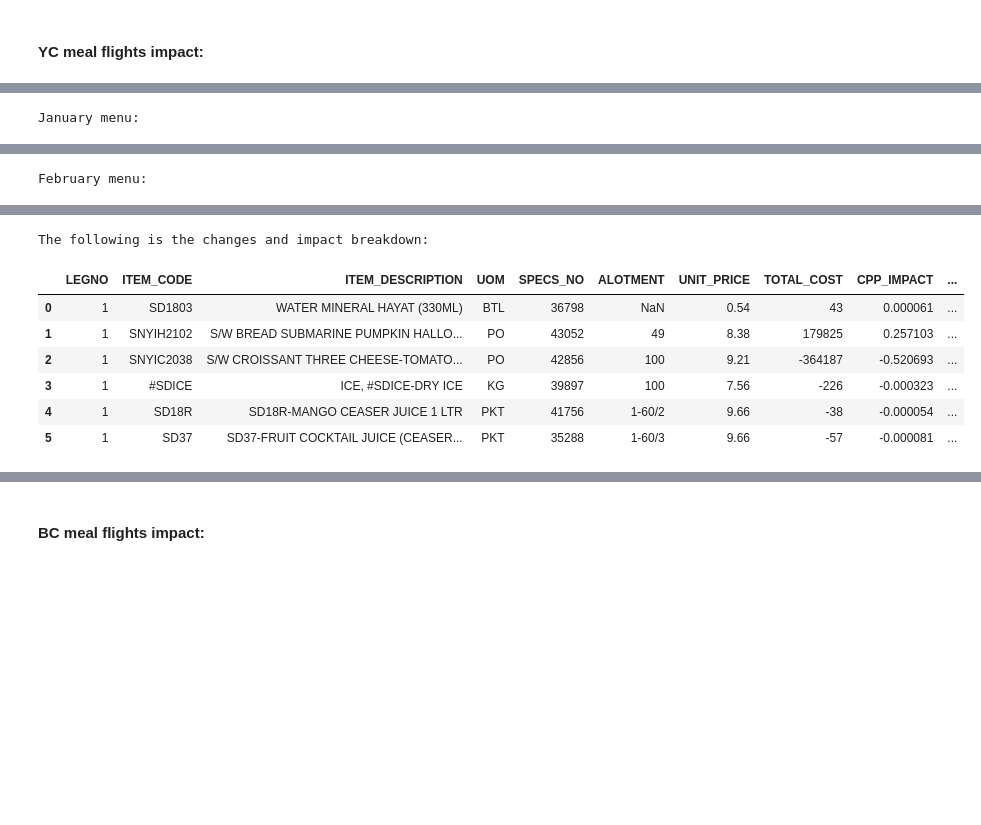
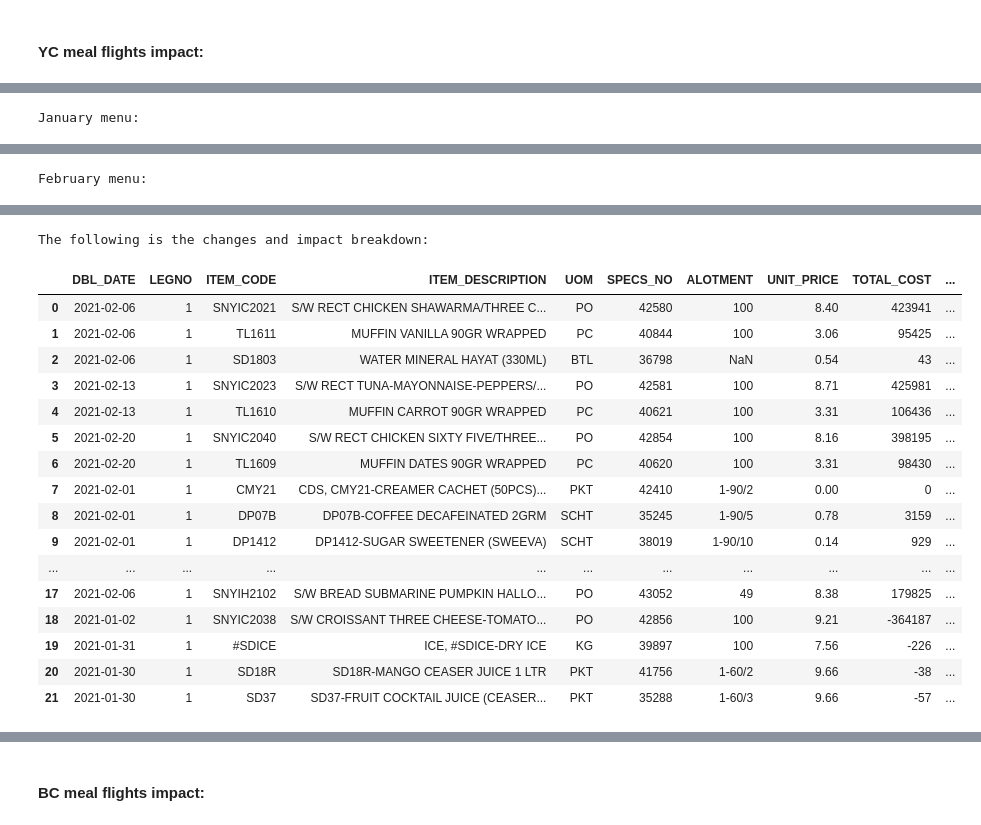
Before and after one commit to KhaledAlmanea/foodMonthlyCostImpact, a Jupyter notebook: CDN Monthly Data Report.ipynb, the cells around one changed output, grey strips where cells are left out. Saved outputs shown, nothing was run; the diff lists cells and outputs as text; code cells hidden in the pictures; blank space fills up the shorter version.

Commit message:
adjusted cost impact by using pd.concat

```diff
--- a/CDN Monthly Data Report.ipynb
+++ b/CDN Monthly Data Report.ipynb
@@ -648,3 +648,6 @@ beverage_exception = ['JED-ELQ-JED', 'JED-HAS-JED', 'JED-EAM-JED', 'JED-WAE-JED'
 # Add route column for comparsion purposes
 df_three['ROUTE'] = df_three['FROM_CITY'] + '-' + df_three['TO_CITY'] + '-' + df_three['FROM_CITY']
 df_p_three['ROUTE'] = df_p_three['FROM_CITY'] + '-' + df_p_three['TO_CITY'] + '-' + df_p_three['FROM_CITY']
+#Month variable
+current_month = df_three.DBL_DATE.dt.month_name().iloc[0]
+previous_month = df_p_three.DBL_DATE.dt.month_name().iloc[0]
@@ -982,37 +1012,58 @@ else:
 # %% [markdown]
 #### YC meal flights impact:
 # %%
+changes_list_meal_yc = pd.DataFrame()
+
 # create beverages data frame for YC
 meal_frame_yc = df_three[((df_three['Block Time'] > 89) & (df_three['CLASS_CODE'] == 'YC') & ~(df_three.ITEM_CODE.isin(handling_item_codes)) & ~(df_three.ROUTE.isin(beverage_exception))) | ((df_three['Block Time'] > 89) & (df_three.ROUTE.isin(meal_exception)) & (df_three['CLASS_CODE'] == 'YC') & ~(df_three.ITEM_CODE.isin(handling_item_codes)))]
 meal_frame_p_yc = df_p_three[((df_p_three['Block Time'] > 89) & (df_p_three['CLASS_CODE'] == 'YC') & ~(df_p_three.ITEM_CODE.isin(handling_item_codes)) & ~(df_p_three.ROUTE.isin(beverage_exception))) | ((df_p_three['Block Time'] > 89) & (df_p_three.ROUTE.isin(meal_exception)) & (df_p_three['CLASS_CODE'] == 'YC') & ~(df_p_three.ITEM_CODE.isin(handling_item_codes)))]
 
-# Remove duplicates rows
-meal_frame_yc.drop_duplicates(subset=['SPECS_NO','DBL_DATE'], inplace= True)
-meal_frame_p_yc.drop_duplicates(subset=['SPECS_NO','DBL_DATE'], inplace= True)
+meal_frame_yc.drop_duplicates(subset=['DBL_DATE','ITEM_CODE', 'SPECS_NO', 'ITEM_DESCRIPTION','UOM', 'ALOTMENT', 'UNIT_PRICE'], inplace = True)
+meal_frame_p_yc.drop_duplicates(subset=['DBL_DATE','ITEM_CODE', 'SPECS_NO', 'ITEM_DESCRIPTION','UOM', 'ALOTMENT', 'UNIT_PRICE'], inplace = True)
 
 # drop unneeded columns
-meal_frame_yc = meal_frame_yc.drop(columns=['CDN_NO','FLT_NO','ETD', 'FROM_CITY', 'TO_CITY', 'CLASS_CODE', 'CAPACITY', 'NO_PAX', 'PRICE', 'TYPE_CODE', 'Block Time', 'ROUTE'])
-meal_frame_p_yc = meal_frame_p_yc.drop(columns=['CDN_NO','FLT_NO','ETD', 'FROM_CITY', 'TO_CITY', 'CLASS_CODE', 'CAPACITY', 'NO_PAX', 'PRICE', 'TYPE_CODE', 'Block Time', 'ROUTE'])
+meal_frame_yc = meal_frame_yc.drop(columns=['CDN_NO','ETD', 'FLT_NO' ,'FROM_CITY', 'TO_CITY', 'CLASS_CODE', 'CAPACITY', 'NO_PAX', 'PRICE', 'TYPE_CODE', 'Block Time', 'ROUTE'])
+meal_frame_p_yc = meal_frame_p_yc.drop(columns=['CDN_NO','ETD', 'FLT_NO','FROM_CITY', 'TO_CITY', 'CLASS_CODE', 'CAPACITY', 'NO_PAX', 'PRICE', 'TYPE_CODE', 'Block Time', 'ROUTE'])
 
 #Keep leg number 1 only
 meal_frame_yc = meal_frame_yc.drop(meal_frame_yc[meal_frame_yc.LEGNO.isin(['2', '3', '4'])].index)
 meal_frame_p_yc = meal_frame_p_yc.drop(meal_frame_p_yc[meal_frame_p_yc.LEGNO.isin(['2', '3', '4'])].index)
 
-#Change index values to SPEC_NO
-meal_frame_yc.set_index(meal_frame_yc['SPECS_NO'], inplace = True)
-meal_frame_p_yc.set_index(meal_frame_p_yc['SPECS_NO'], inplace = True)
-
-
-# compare this month's items by last month's items, using the isin() function
-for x, y in enumerate(meal_frame_yc.DBL_DATE.dt.day):
-    for i, j in enumerate(meal_frame_p_yc.DBL_DATE.dt.day):
-        daliy_menu = meal_frame_yc[meal_frame_yc.DBL_DATE.dt.day == y]
-        daliy_p_menu = meal_frame_p_yc[meal_frame_p_yc.DBL_DATE.dt.day == j]
-        changes_list_meal_yc = pd.concat([(daliy_menu[~(daliy_menu.isin(daliy_p_menu))] ), (daliy_p_menu[~(daliy_p_menu.isin(daliy_menu))])])
-
+# Concat menus
+changes_list_meal_yc = pd.concat([meal_frame_yc, meal_frame_p_yc])
 
 # remove empty rows using the dropna() function
-changes_list_meal_yc.dropna(subset=['ITEM_CODE', 'SPECS_NO'], inplace=True)
+changes_list_meal_yc.dropna(subset=['SPECS_NO'], inplace=True)
+
+#drop duplicated rows
+changes_list_meal_yc.drop_duplicates(subset=['SPECS_NO'], inplace = True)
+
+# td variable to store the latest day in the month
+td = meal_frame_p_yc.DBL_DATE.dt.day.iloc[-1]
+# dc variable to store the latest day comes with the SPEC_NO
+dc = 0
+# Loop to go through the items of the changes list and remove any item that is not a change
+for x, z in enumerate(changes_list_meal_yc['SPECS_NO'].values):
+    # if the item is not available in the previous month but available in the current month "keep it"
+    if z not in meal_frame_p_yc['SPECS_NO'].values:
+        if z in meal_frame_yc['SPECS_NO'].values:
+            pass
+     # if the item is available in the previous month but not available in the current month "keep it"
+    elif z not in meal_frame_yc['SPECS_NO'].values:
+        if z in meal_frame_p_yc['SPECS_NO'].values:
+            pass
+    # delete the item if it is available in the whole previous month (100%)
+    elif z in meal_frame_yc['SPECS_NO'].values:
+        if z in meal_frame_p_yc['SPECS_NO'].values:
+            for i, j in enumerate(meal_frame_p_yc.DBL_DATE.dt.day):
+                if (meal_frame_p_yc['SPECS_NO'][(meal_frame_p_yc['SPECS_NO'] == z) & (meal_frame_p_yc.DBL_DATE.dt.day == j)]).size > 0:
+                    if z in (meal_frame_p_yc['SPECS_NO'][(meal_frame_p_yc['SPECS_NO'] == z) & (meal_frame_p_yc.DBL_DATE.dt.day == j)]).values:
+                        dc = j
+                    uplift_percentage = dc / td
+
+                    if uplift_percentage == 1:
+                        changes_list_meal_yc.drop(changes_list_meal_yc[changes_list_meal_yc['SPECS_NO'] == z].index, inplace=True)
+
 
 #Create another frame for the new month to calculate the impact
 meal_frame_yc_im = df_three[((df_three['Block Time'] > 89) & (df_three['CLASS_CODE'] == 'YC') & ~(df_three.ITEM_CODE.isin(handling_item_codes)) & ~(df_three.ROUTE.isin(beverage_exception))) | ((df_three['Block Time'] > 89) & (df_three.ROUTE.isin(meal_exception)) & (df_three['CLASS_CODE'] == 'YC') & ~(df_three.ITEM_CODE.isin(handling_item_codes)))]
@@ -1048,15 +1099,6 @@ for x,z in enumerate(changes_list_meal_yc['SPECS_NO']): # loop to get the specs
 meal_frame_yc.drop_duplicates(subset=['SPECS_NO'], inplace= True)
 meal_frame_p_yc.drop_duplicates(subset=['SPECS_NO'], inplace= True)
 
-#Month variable
-current_month = meal_frame_yc.DBL_DATE.dt.month_name().iloc[0]
-previous_month = meal_frame_p_yc.DBL_DATE.dt.month_name().iloc[0]
-
-# drop unneeded column
-meal_frame_yc = meal_frame_yc.drop(columns=['DBL_DATE'])
-meal_frame_p_yc = meal_frame_p_yc.drop(columns=['DBL_DATE'])
-changes_list_meal_yc = changes_list_meal_yc.drop(columns=['DBL_DATE'])
-
 #Reset index values
 meal_frame_yc.reset_index(drop= True, inplace = True)
 meal_frame_p_yc.reset_index(drop= True, inplace = True)
@@ -1136,8 +1178,18 @@ February menu:
 The following is the changes and impact breakdown:
-|  | LEGNO | ITEM_CODE | ITEM_DESCRIPTION | UOM | SPECS_NO | ALOTMENT | UNIT_PRICE | TOTAL_COST | CPP_IMPACT | ... |
-| 0 | 1 | SD1803 | WATER MINERAL HAYAT (330ML) | BTL | 36798 | NaN | 0.54 | 43 | 0.000061 | ... |
-| 1 | 1 | SNYIH2102 | S/W BREAD SUBMARINE PUMPKIN HALLO... | PO | 43052 | 49 | 8.38 | 179825 | 0.257103 | ... |
-| 2 | 1 | SNYIC2038 | S/W CROISSANT THREE CHEESE-TOMATO... | PO | 42856 | 100 | 9.21 | -364187 | -0.520693 | ... |
-| 3 | 1 | #SDICE | ICE, #SDICE-DRY ICE | KG | 39897 | 100 | 7.56 | -226 | -0.000323 | ... |
-| 4 | 1 | SD18R | SD18R-MANGO CEASER JUICE 1 LTR | PKT | 41756 | 1-60/2 | 9.66 | -38 | -0.000054 | ... |
-| 5 | 1 | SD37 | SD37-FRUIT COCKTAIL JUICE (CEASER... | PKT | 35288 | 1-60/3 | 9.66 | -57 | -0.000081 | ... |
+|  | DBL_DATE | LEGNO | ITEM_CODE | ITEM_DESCRIPTION | UOM | SPECS_NO | ALOTMENT | UNIT_PRICE | TOTAL_COST | ... |
+| 0 | 2021-02-06 | 1 | SNYIC2021 | S/W RECT CHICKEN SHAWARMA/THREE C... | PO | 42580 | 100 | 8.40 | 423941 | ... |
+| 1 | 2021-02-06 | 1 | TL1611 | MUFFIN VANILLA 90GR WRAPPED | PC | 40844 | 100 | 3.06 | 95425 | ... |
+| 2 | 2021-02-06 | 1 | SD1803 | WATER MINERAL HAYAT (330ML) | BTL | 36798 | NaN | 0.54 | 43 | ... |
+| 3 | 2021-02-13 | 1 | SNYIC2023 | S/W RECT TUNA-MAYONNAISE-PEPPERS/... | PO | 42581 | 100 | 8.71 | 425981 | ... |
+| 4 | 2021-02-13 | 1 | TL1610 | MUFFIN CARROT 90GR WRAPPED | PC | 40621 | 100 | 3.31 | 106436 | ... |
+| 5 | 2021-02-20 | 1 | SNYIC2040 | S/W RECT CHICKEN SIXTY FIVE/THREE... | PO | 42854 | 100 | 8.16 | 398195 | ... |
+| 6 | 2021-02-20 | 1 | TL1609 | MUFFIN DATES 90GR WRAPPED | PC | 40620 | 100 | 3.31 | 98430 | ... |
+| 7 | 2021-02-01 | 1 | CMY21 | CDS, CMY21-CREAMER CACHET (50PCS)... | PKT | 42410 | 1-90/2 | 0.00 | 0 | ... |
+| 8 | 2021-02-01 | 1 | DP07B | DP07B-COFFEE DECAFEINATED 2GRM | SCHT | 35245 | 1-90/5 | 0.78 | 3159 | ... |
+| 9 | 2021-02-01 | 1 | DP1412 | DP1412-SUGAR SWEETENER (SWEEVA) | SCHT | 38019 | 1-90/10 | 0.14 | 929 | ... |
+| ... | ... | ... | ... | ... | ... | ... | ... | ... | ... | ... |
+| 17 | 2021-02-06 | 1 | SNYIH2102 | S/W BREAD SUBMARINE PUMPKIN HALLO... | PO | 43052 | 49 | 8.38 | 179825 | ... |
+| 18 | 2021-01-02 | 1 | SNYIC2038 | S/W CROISSANT THREE CHEESE-TOMATO... | PO | 42856 | 100 | 9.21 | -364187 | ... |
+| 19 | 2021-01-31 | 1 | #SDICE | ICE, #SDICE-DRY ICE | KG | 39897 | 100 | 7.56 | -226 | ... |
+| 20 | 2021-01-30 | 1 | SD18R | SD18R-MANGO CEASER JUICE 1 LTR | PKT | 41756 | 1-60/2 | 9.66 | -38 | ... |
+| 21 | 2021-01-30 | 1 | SD37 | SD37-FRUIT COCKTAIL JUICE (CEASER... | PKT | 35288 | 1-60/3 | 9.66 | -57 | ... |
```
Also changed, not shown: parts of 5 cells of this notebook.
